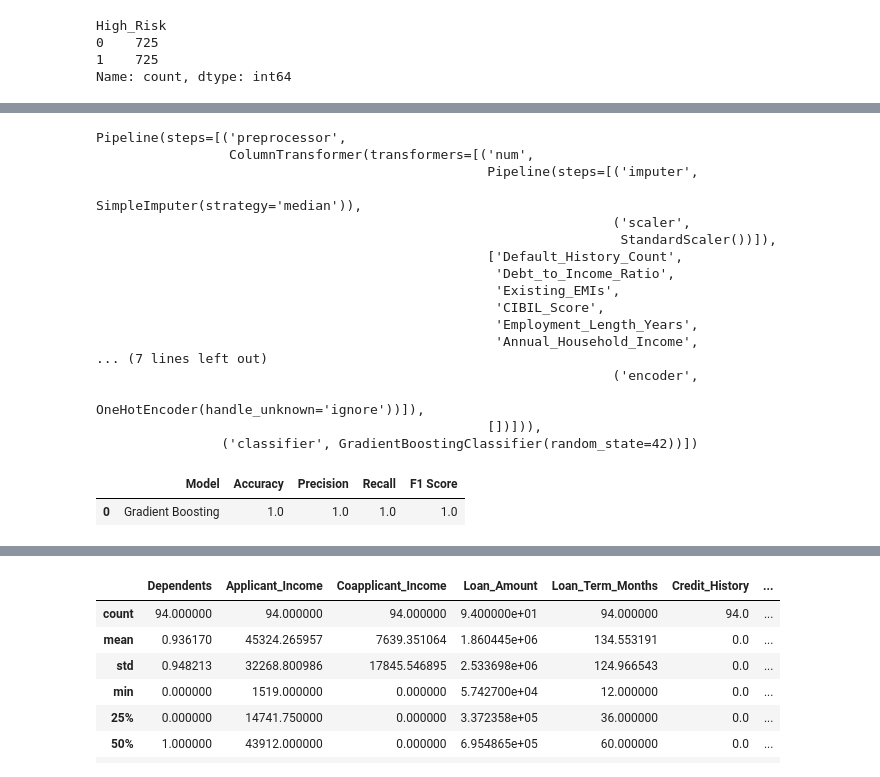
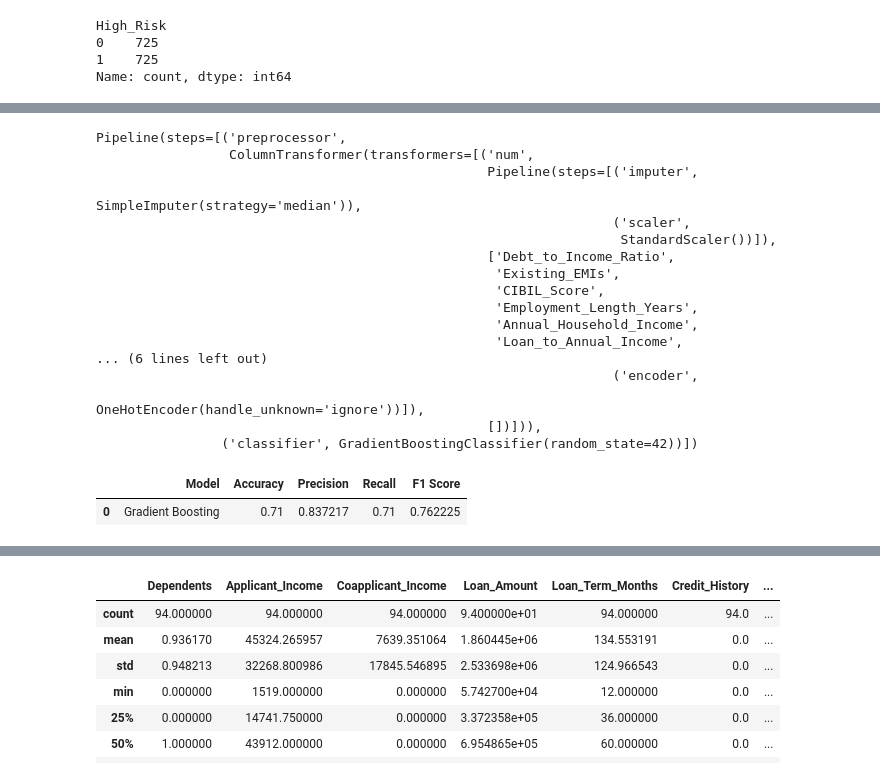
Before and after one commit to Unserved-sleep/hdfc-ml-project, a Jupyter notebook: notebooks/03_default_risk_analysis.ipynb, the cells around one changed output, grey strips where cells are left out. Saved outputs shown, nothing was run; the diff lists cells and outputs as text; code cells hidden in the pictures.

```diff
--- a/notebooks/03_default_risk_analysis.ipynb
+++ b/notebooks/03_default_risk_analysis.ipynb
@@ -106,8 +96,8 @@ High_Risk
 Name: count, dtype: int64
 # %%
 smote = SMOTE(random_state=42)
-X_train, y_train = smote.fit_resample(
-    X_train,
+x_train, y_train = smote.fit_resample(
+    x_train,
     y_train
 )
 print(y_train.value_counts())
@@ -123,7 +113,7 @@ lr_pipeline = build_pipeline(
     LogisticRegression(random_state=42)
 )
 # %%
-lr_pipeline.fit(X_train, y_train)
+lr_pipeline.fit(x_train, y_train)
 # %% [output]
 Pipeline(steps=[('preprocessor',
                  ColumnTransformer(transformers=[('num',
@@ -253,7 +242,7 @@ gb_pipeline = build_pipeline(
 )
 # %%
 gb_pipeline.fit(
-    X_train,
+    x_train,
     y_train
 )
 # %% [output]
@@ -263,13 +252,13 @@ Pipeline(steps=[('preprocessor',
                                                                    SimpleImputer(strategy='median')),
                                                                   ('scaler',
                                                                    StandardScaler())]),
-                                                  ['Default_History_Count',
-                                                   'Debt_to_Income_Ratio',
+                                                  ['Debt_to_Income_Ratio',
                                                    'Existing_EMIs',
                                                    'CIBIL_Score',
                                                    'Employment_Length_Years',
                                                    'Annual_Household_Income',
-... (7 lines left out)
+                                                   'Loan_to_Annual_Income',
+... (6 lines left out)
                                                                   ('encoder',
                                                                    OneHotEncoder(handle_unknown='ignore'))]),
                                                   [])])),
@@ -277,19 +266,19 @@ Pipeline(steps=[('preprocessor',
 # %%
 gb_pred = predict(
     gb_pipeline,
-    X_test
+    x_test
 )
 # %%
-gb_results = evaluate_classification2(
+gb_results = evaluate_classification(
     y_test,
     gb_pred,
     "Gradient Boosting"
 )
 
 gb_results
 # %% [output]
 |  | Model | Accuracy | Precision | Recall | F1 Score |
-| 0 | Gradient Boosting | 1.0 | 1.0 | 1.0 | 1.0 |
+| 0 | Gradient Boosting | 0.71 | 0.837217 | 0.71 | 0.762225 |
 # %%
 comparison = pd.concat(
     [
```
Also changed, not shown: parts of 22 cells of this notebook, 18 other files.
